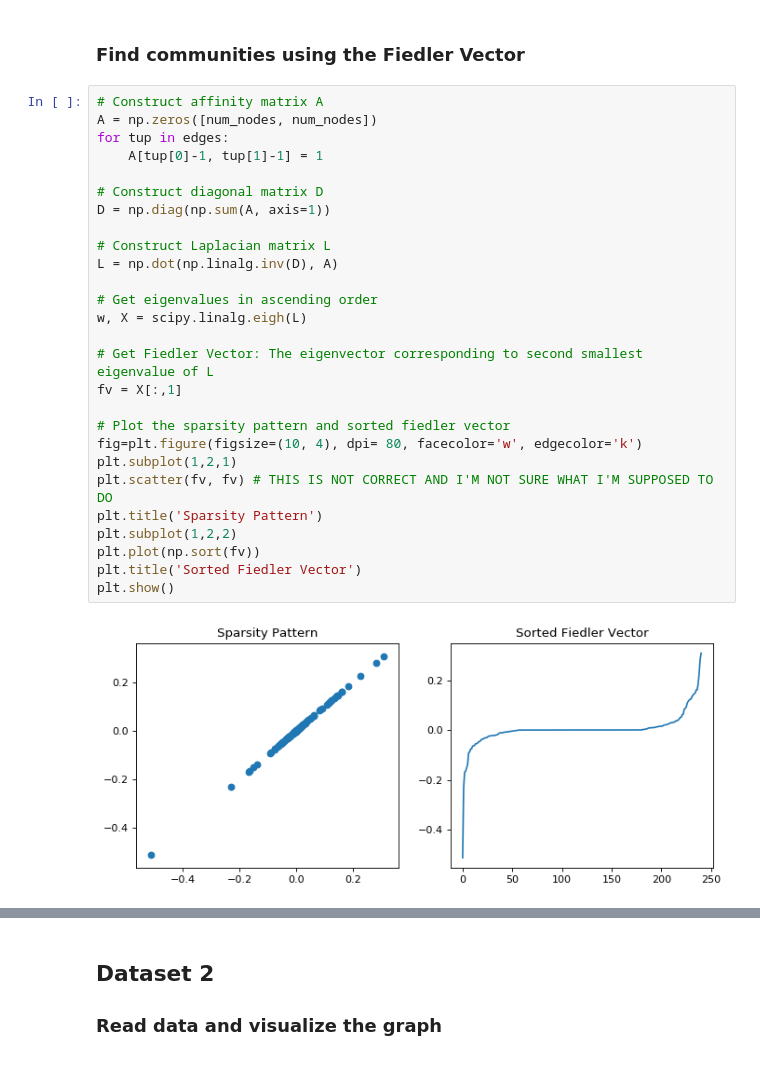
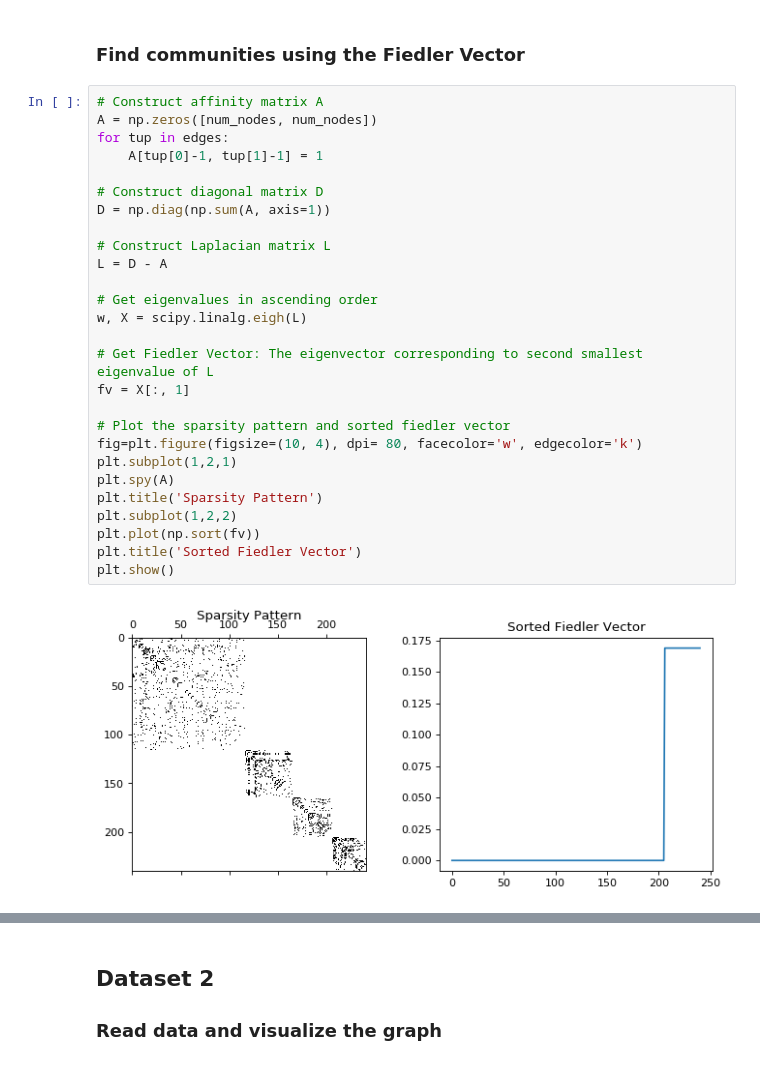
Before and after one commit to bionascu/graph-spectra, a Jupyter notebook: graph-spectra.ipynb, the cells around one changed output, grey strips where cells are left out. Cells and saved outputs as stored; diff of their text form.

```diff
--- a/graph-spectra.ipynb
+++ b/graph-spectra.ipynb
@@ -28,29 +80,29 @@ num_nodes = nodes.shape[0]
 # %%
 # Construct affinity matrix A
 A = np.zeros([num_nodes, num_nodes])
 for tup in edges:
     A[tup[0]-1, tup[1]-1] = 1
 
 # Construct diagonal matrix D
 D = np.diag(np.sum(A, axis=1))
 
 # Construct Laplacian matrix L
-L = np.dot(np.linalg.inv(D), A)
+L = D - A
 
 # Get eigenvalues in ascending order
 w, X = scipy.linalg.eigh(L)
 
 # Get Fiedler Vector: The eigenvector corresponding to second smallest eigenvalue of L
-fv = X[:,1]
+fv = X[:, 1]
 
 # Plot the sparsity pattern and sorted fiedler vector
 fig=plt.figure(figsize=(10, 4), dpi= 80, facecolor='w', edgecolor='k')
 plt.subplot(1,2,1)
-plt.scatter(fv, fv) # THIS IS NOT CORRECT AND I'M NOT SURE WHAT I'M SUPPOSED TO DO
+plt.spy(A)
 plt.title('Sparsity Pattern')
 plt.subplot(1,2,2)
 plt.plot(np.sort(fv))
 plt.title('Sorted Fiedler Vector')
 plt.show()
 # %% [output]
-[figure, old version]
+[figure, new version]
```
Also changed, not shown: parts of 21 cells of this notebook.
